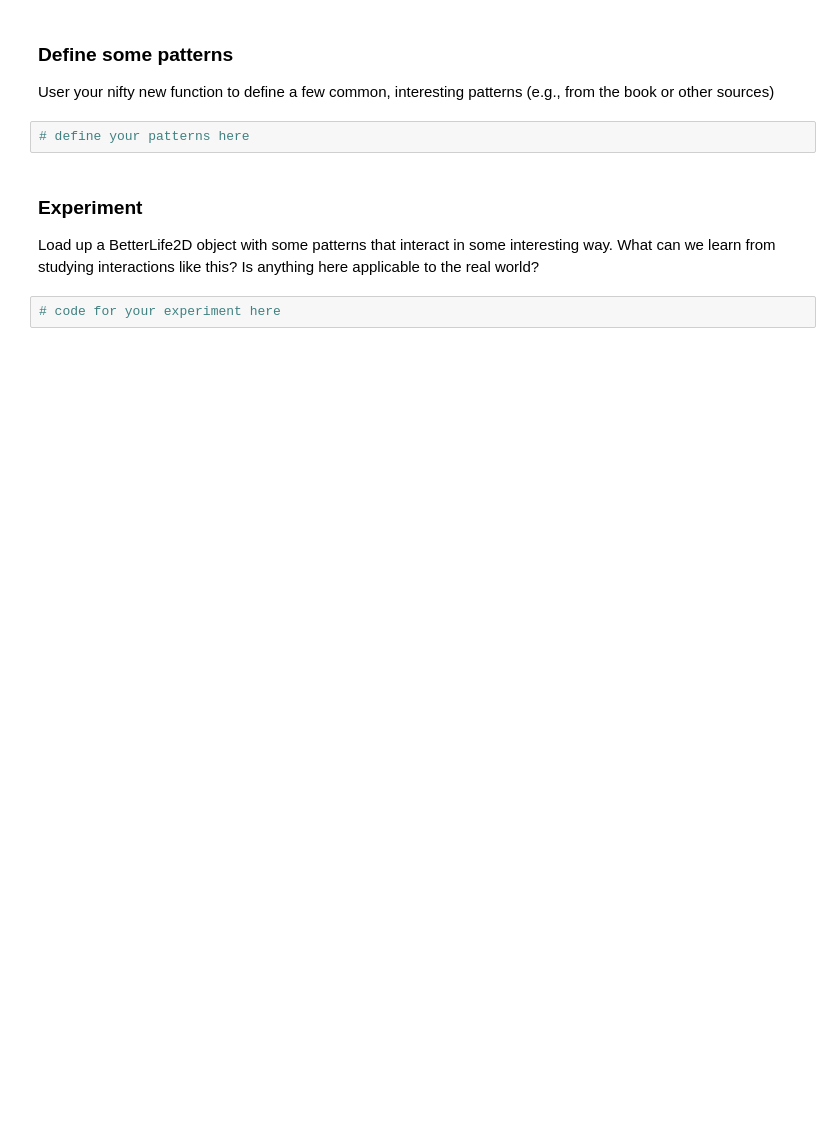
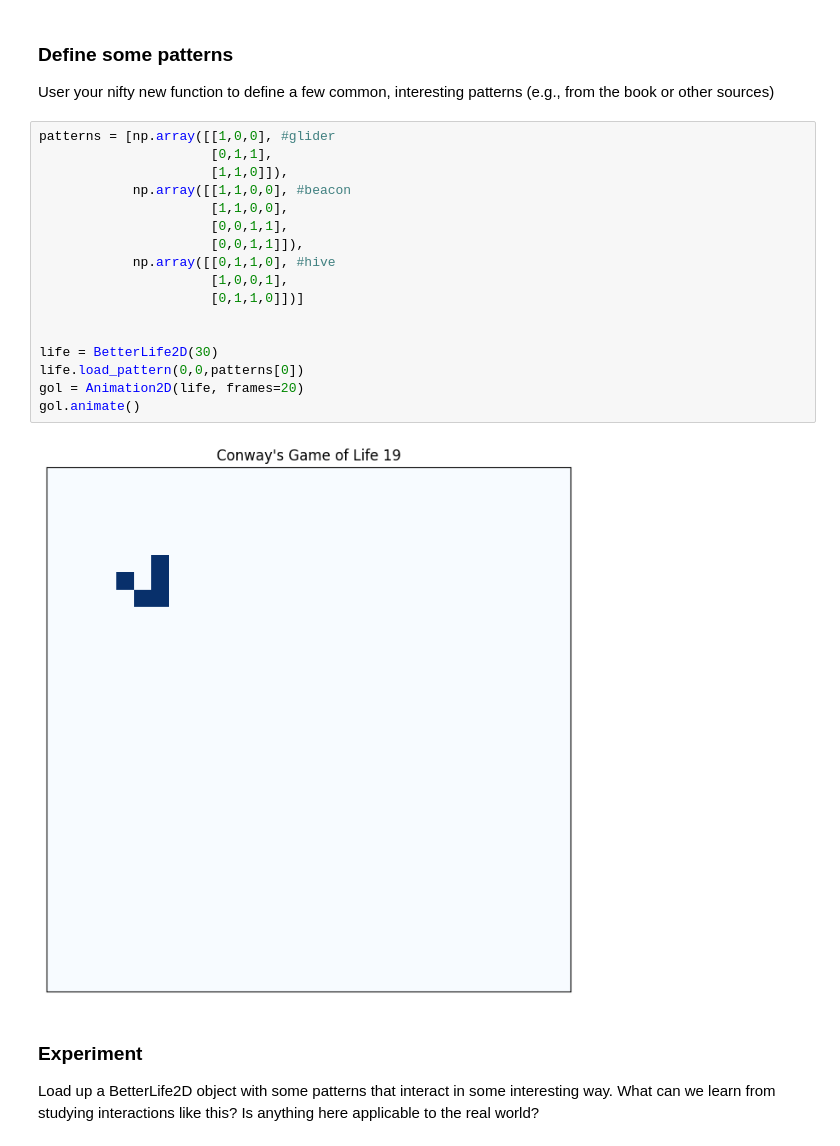
Before and after one commit to pmilks/cap-comp215, a Jupyter notebook: labs/lab06.ipynb, the cells around one changed output. Cells and saved outputs as stored; diff of their text form; blank space fills up the shorter version.

```diff
--- a/labs/lab06.ipynb
+++ b/labs/lab06.ipynb
@@ -215,11 +211,26 @@ def str_to_arr(string,cols,rows):
 # %% [markdown]
 ### Define some patterns
 User your nifty new function to define a few common, interesting patterns (e.g., from the book or other sources)
-# %%
-# define your patterns here
+# %%
+patterns = [np.array([[1,0,0], #glider
+                      [0,1,1],
+                      [1,1,0]]),
+            np.array([[1,1,0,0], #beacon
+                      [1,1,0,0],
+                      [0,0,1,1],
+                      [0,0,1,1]]),
+            np.array([[0,1,1,0], #hive
+                      [1,0,0,1],
+                      [0,1,1,0]])]
+
+
+life = BetterLife2D(30)
+life.load_pattern(0,0,patterns[0])
+gol = Animation2D(life, frames=20)
+gol.animate()
+# %% [output]
+[figure, added]
 # %% [markdown]
 ### Experiment
 Load up a BetterLife2D object with some patterns that interact in some interesting way.
 What can we learn from studying interactions like this?   Is anything here applicable to the real world?
-# %%
-# code for your experiment here
```
Also changed, not shown: parts of 5 cells of this notebook.
